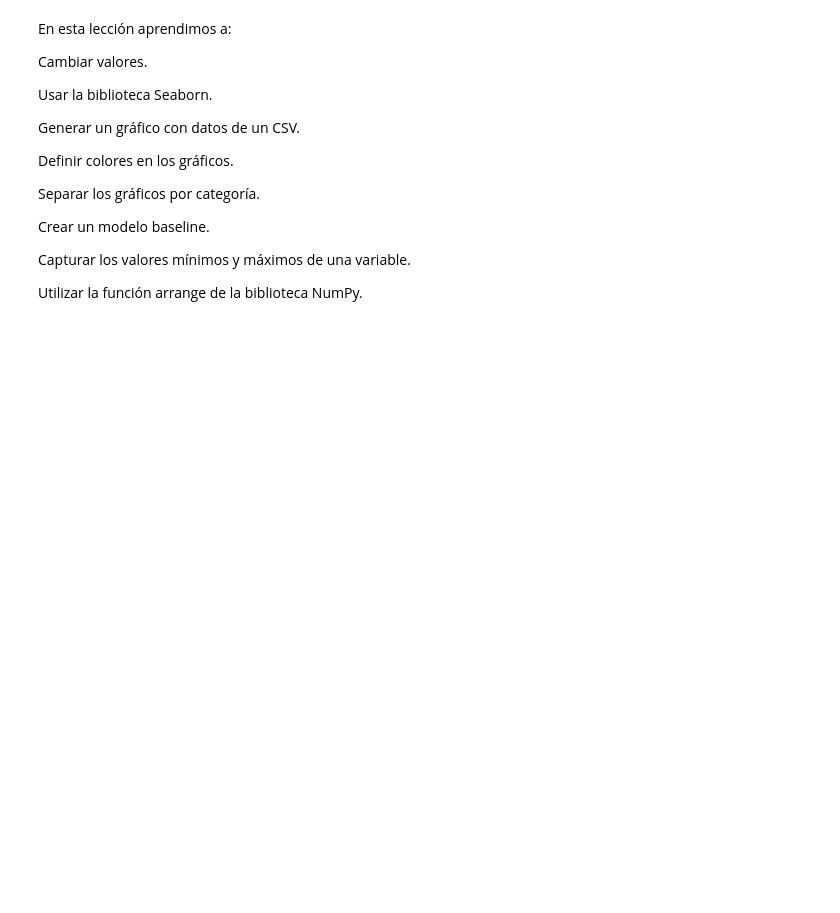
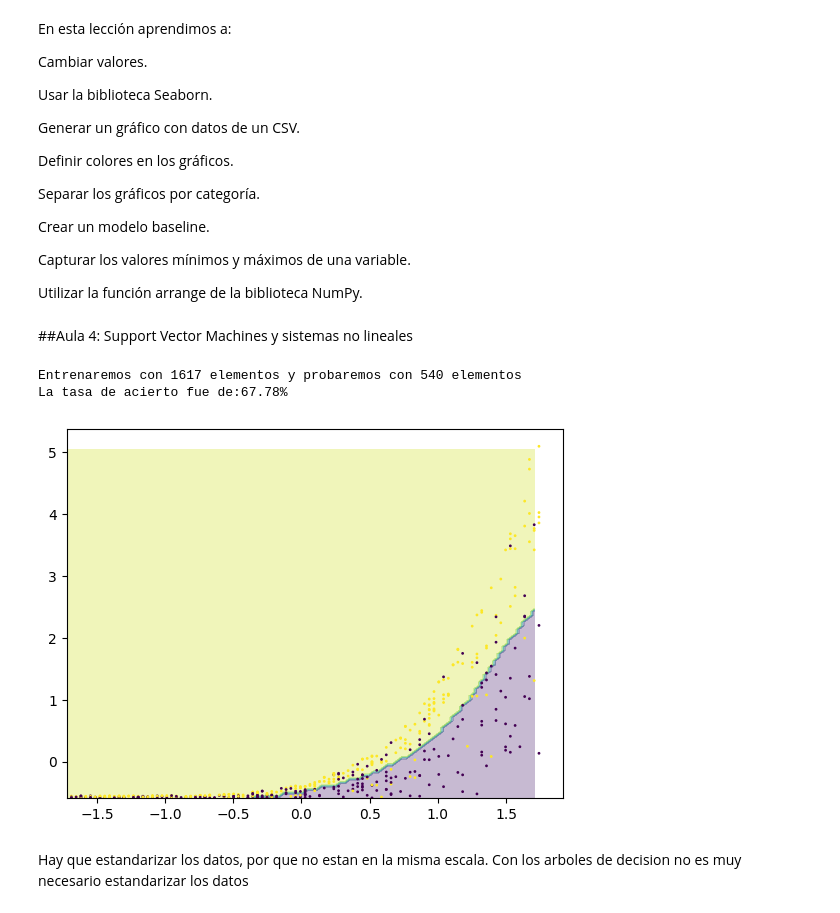
Before and after one commit to AdrianCPC/Bases_clasificacion_ML, a Jupyter notebook: ML_Clasificacion_SKLearn.ipynb, the cells around one changed output. Cells and saved outputs as stored; diff of their text form; code cells hidden in the pictures; blank space fills up the shorter version.

Commit message:
no_lineal_estimated

```diff
--- a/ML_Clasificacion_SKLearn.ipynb
+++ b/ML_Clasificacion_SKLearn.ipynb
@@ -382,3 +382,64 @@ Crear un modelo baseline.
 Capturar los valores mínimos y máximos de una variable.
 
 Utilizar la función arrange de la biblioteca NumPy.
+# %% [markdown]
+##Aula 4: Support Vector Machines y sistemas no lineales
+# %%
+from sklearn.svm import SVC
+from sklearn.preprocessing import StandardScaler
+
+x=datos[['horas_esperadas','precio']]
+y=datos.finalizado
+
+SEED=42
+np.random.seed(SEED)
+
+
+raw_x_train,raw_x_test,y_train,y_test = train_test_split(x,y,test_size=0.25, random_state=SEED, stratify=y)
+print(f"Entrenaremos con {len(x_train)} elementos y probaremos con {len(x_test)} elementos")
+
+scaler = StandardScaler()
+scaler.fit(raw_x_train)
+x_train = scaler.transform(raw_x_train)
+x_test = scaler.transform(raw_x_test)
+
+
+
+model = SVC()
+model.fit(x_train,y_train)
+previsiones=model.predict(x_test)
+
+
+data_x = x_test[:,0]
+data_y = x_test[:,1]
+
+x_min = data_x.min()
+x_max= data_x.max()
+y_min= data_y.min()
+y_max= data_y.max()
+
+pixels = 100
+
+eje_x=np.arange(x_min,x_max,(x_max-x_min)/pixels)
+eje_y=np.arange(y_min,y_max,(y_max-y_min)/pixels)
+
+xx,yy=np.meshgrid(eje_x,eje_y)
+
+puntos = np.c_[xx.ravel(),yy.ravel()]
+puntos
+
+Z = model.predict(puntos)
+Z = Z.reshape(xx.shape)
+
+plt.contourf(xx,yy,Z,alpha=0.3)
+plt.scatter(data_x, data_y, c=y_test, s=1)
+
+
+tasa_de_acierto =accuracy_score(y_test, previsiones)
+print(f'La tasa de acierto fue de:{round(tasa_de_acierto*100,2)}%')
+# %% [output]
+Entrenaremos con 1617 elementos y probaremos con 540 elementos
+La tasa de acierto fue de:67.78%
+[figure, added]
+# %% [markdown]
+Hay que estandarizar los datos, por que no estan en la misma escala. Con los arboles de decision no es muy necesario estandarizar los datos
```
